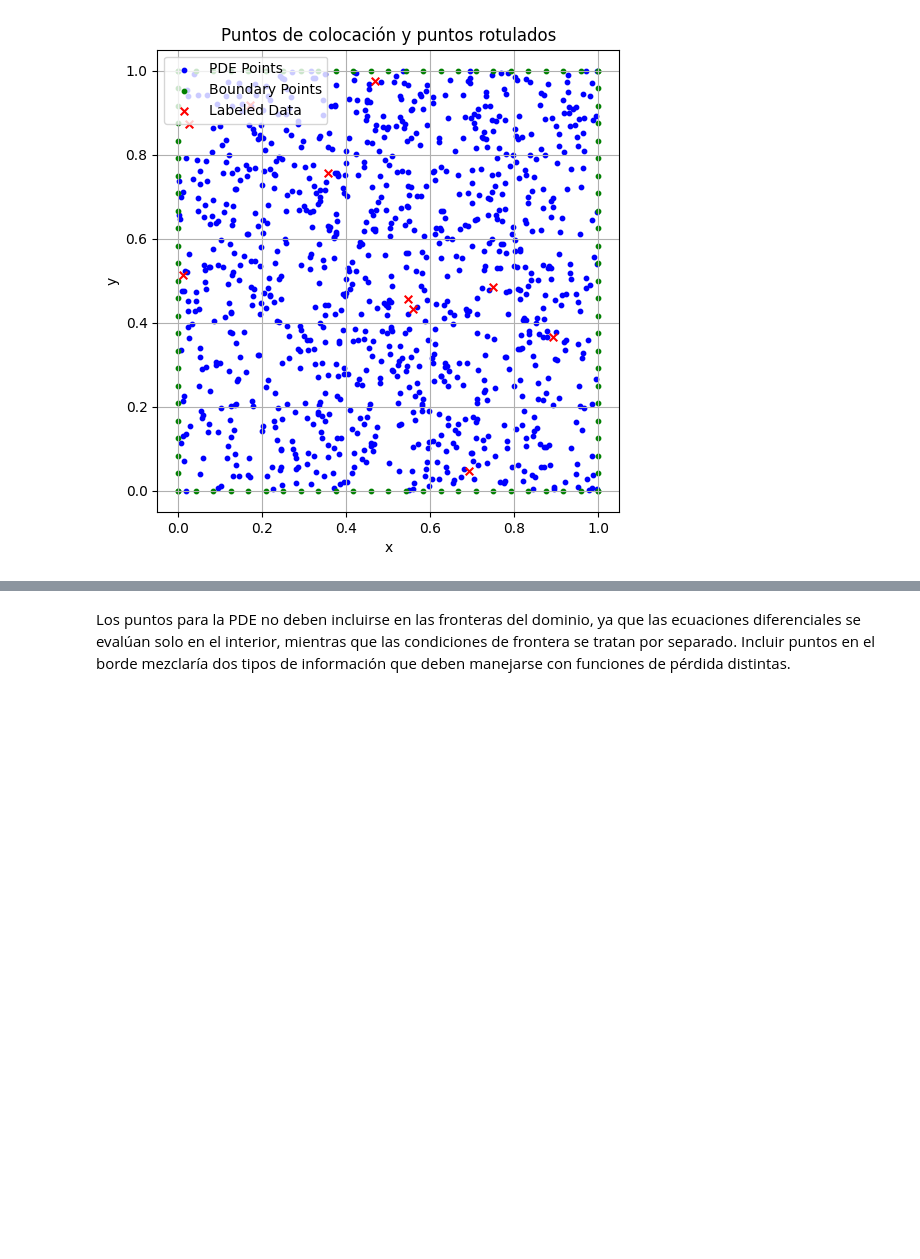
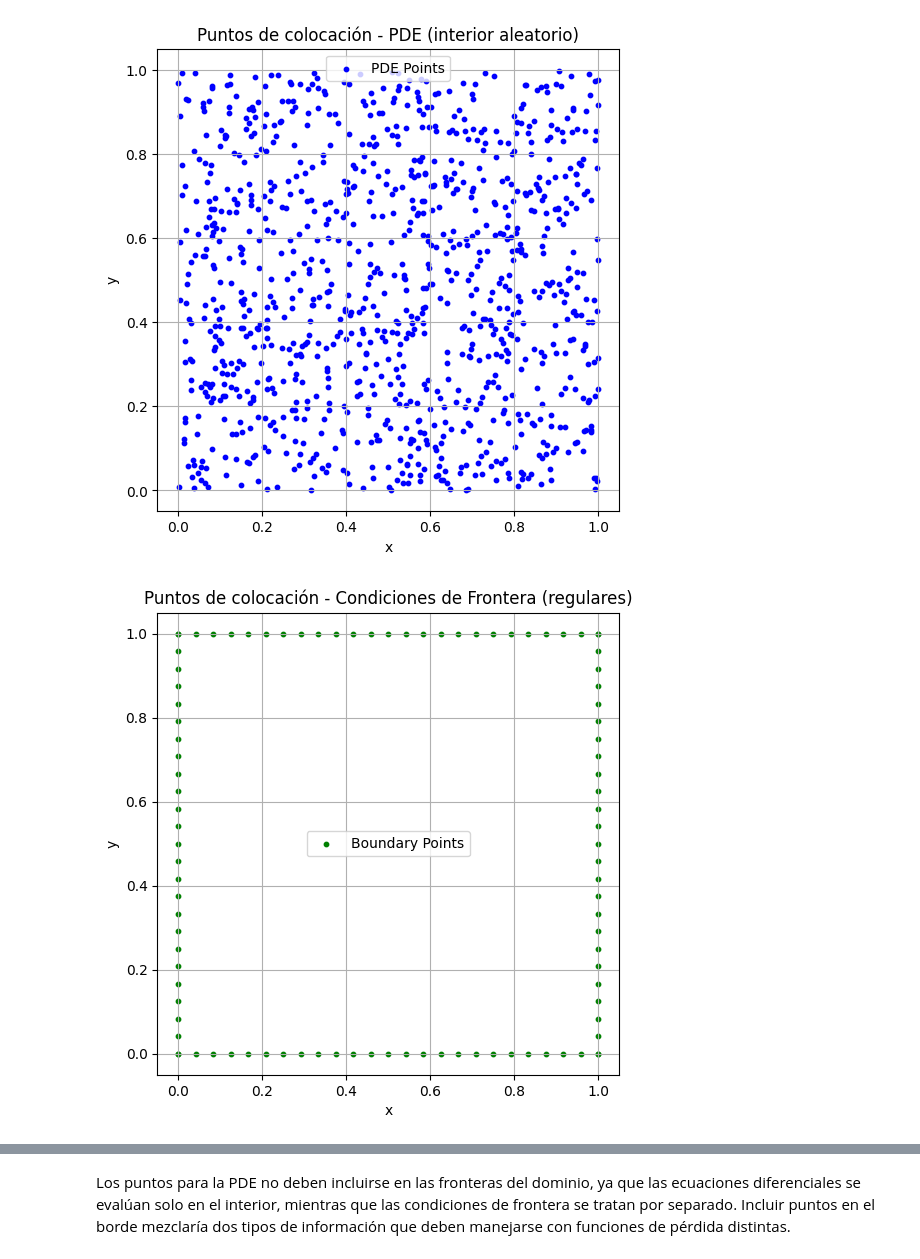
Before and after one commit to jonathancagua/IA-PINN, a Jupyter notebook: TP1.ipynb, the cells around one changed output, grey strips where cells are left out. Cells and saved outputs as stored; diff of their text form; code cells hidden in the pictures; blank space fills up the shorter version.

```diff
--- a/TP1.ipynb
+++ b/TP1.ipynb
@@ -8,28 +8,41 @@ import numpy as np
 import matplotlib.pyplot as plt
 from scipy.io import loadmat
 
+# Cargar datos
 data_pressure = loadmat('pressure.mat')
 data_velocity = loadmat('velocity.mat')
 
-p = data_pressure['p']           # presión
-u = data_velocity['u']           # componente x
-v = data_velocity['v']           # componente y
+p = data_pressure['p']
+u = data_velocity['u']
+v = data_velocity['v']
 
-# Extraer tamaño de malla
+# Extraer valores de la malla
 ny, nx = p.shape
 x_vals = np.linspace(0, 1, nx)
 y_vals = np.linspace(0, 1, ny)
 
-# --- 1. Generar puntos de colocación ---
+# Cantidades de puntos
 Npde = 1000
 Nbc = 100
+Ndata = 10
 
-# PDE: puntos aleatorios en el interior
+# --- PUNTO 1: puntos de colocación PDE (interior aleatorio) ---
 x_pde = np.random.uniform(0.0, 1.0, Npde)
 y_pde = np.random.uniform(0.0, 1.0, Npde)
 
-# BC: muestreo en bordes
+plt.figure(figsize=(6, 6))
+plt.scatter(x_pde, y_pde, s=10, c='blue', label='PDE Points')
+plt.xlabel('x')
+plt.ylabel('y')
+plt.title('Puntos de colocación - PDE (interior aleatorio)')
+plt.grid(True)
+plt.axis('square')
+plt.legend()
+plt.show()
+
+# --- PUNTO 2: puntos de frontera BC (regulares) ---
 Nbc_per_edge = Nbc // 4
+
 x_bc_top = np.linspace(0, 1, Nbc_per_edge)
 y_bc_top = np.ones_like(x_bc_top)
 
@@ -45,44 +58,68 @@ x_bc_right = np.ones_like(y_bc_right)
 x_bc = np.concatenate([x_bc_top, x_bc_bottom, x_bc_left, x_bc_right])
 y_bc = np.concatenate([y_bc_top, y_bc_bottom, y_bc_left, y_bc_right])
 
-# --- 2. Seleccionar puntos con datos reales (rotulados) ---
-Ndata = 10
+plt.figure(figsize=(6, 6))
+plt.scatter(x_bc, y_bc, s=10, c='green', label='Boundary Points')
+plt.xlabel('x')
+plt.ylabel('y')
+plt.title('Puntos de colocación - Condiciones de Frontera (regulares)')
+plt.grid(True)
+plt.axis('square')
+plt.legend()
+plt.show()
+
+# --- PUNTO 3: puntos rotulados y valores interpolados ---
+
+# Puntos rotulados (aleatorios en el dominio)
 x_data = np.random.uniform(0, 1, Ndata)
 y_data = np.random.uniform(0, 1, Ndata)
 
+# Interpolador robusto
 def interpolate_field(field, x_vals, y_vals, x, y):
     x_idx = np.clip(np.searchsorted(x_vals, x) - 1, 0, len(x_vals) - 2)
     y_idx = np.clip(np.searchsorted(y_vals, y) - 1, 0, len(y_vals) - 2)
+
     x0, x1 = x_vals[x_idx], x_vals[x_idx + 1]
     y0, y1 = y_vals[y_idx], y_vals[y_idx + 1]
+
+    dx = x1 - x0
+    dy = y1 - y0
+    if dx == 0 or dy == 0:
+        return field[y_idx, x_idx]
 
     fx00 = field[y_idx, x_idx]
     fx10 = field[y_idx, x_idx + 1]
     fx01 = field[y_idx + 1, x_idx]
     fx11 = field[y_idx + 1, x_idx + 1]
 
     return (
         fx00 * (x1 - x) * (y1 - y) +
         fx10 * (x - x0) * (y1 - y) +
         fx01 * (x1 - x) * (y - y0) +
         fx11 * (x - x0) * (y - y0)
-    ) / ((x1 - x0) * (y1 - y0))
+    ) / (dx * dy)
 
-# Interpolar
+# Interpolar datos rotulados
 p_data = np.array([interpolate_field(p, x_vals, y_vals, x, y) for x, y in zip(x_data, y_data)])
 u_data = np.array([interpolate_field(u, x_vals, y_vals, x, y) for x, y in zip(x_data, y_data)])
 v_data = np.array([interpolate_field(v, x_vals, y_vals, x, y) for x, y in zip(x_data, y_data)])
 
+# Mostrar figura con puntos rotulados
 plt.figure(figsize=(6, 6))
-plt.scatter(x_pde, y_pde, s=10, c='blue', label='PDE Points')
-plt.scatter(x_bc, y_bc, s=10, c='green', label='Boundary Points')
-plt.scatter(x_data, y_data, s=30, c='red', marker='x', label='Labeled Data')
-plt.legend()
+plt.scatter(x_data, y_data, s=40, c='red', marker='x', label='Labeled Data')
 plt.xlabel('x')
 plt.ylabel('y')
-plt.title('Puntos de colocación y puntos rotulados')
+plt.title('Puntos rotulados')
 plt.grid(True)
 plt.axis('square')
+plt.legend()
 plt.show()
+
+# Mostrar tabla con valores interpolados
+print("\nValores interpolados en puntos rotulados:")
+print(f"{'x':>6} {'y':>6} {'p':>10} {'u':>10} {'v':>10}")
+for x, y, p_val, u_val, v_val in zip(x_data, y_data, p_data, u_data, v_data):
+    print(f"{x:6.3f} {y:6.3f} {p_val:10.4f} {u_val:10.4f} {v_val:10.4f}")
 # %% [output]
-[figure, old version]
+[figure, new version]
+[figure, added]
```
Also changed, not shown: parts of 1 cell of this notebook.
